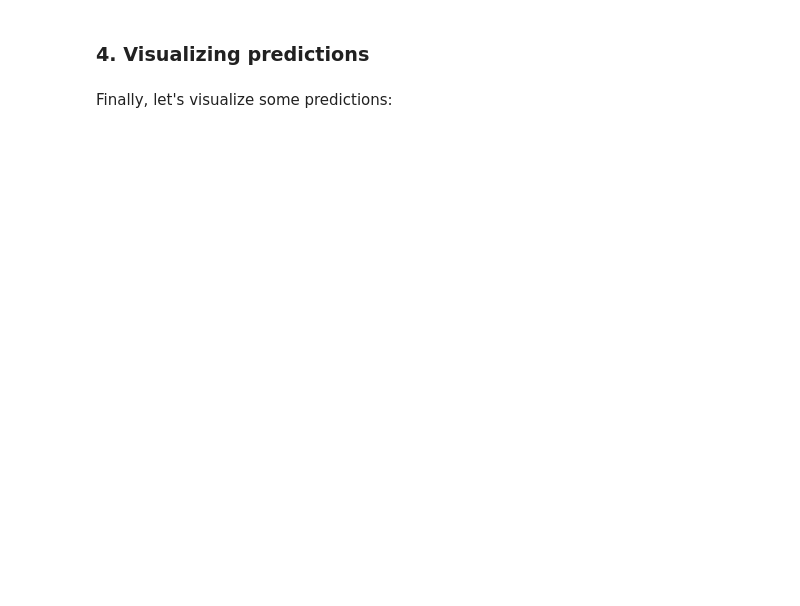
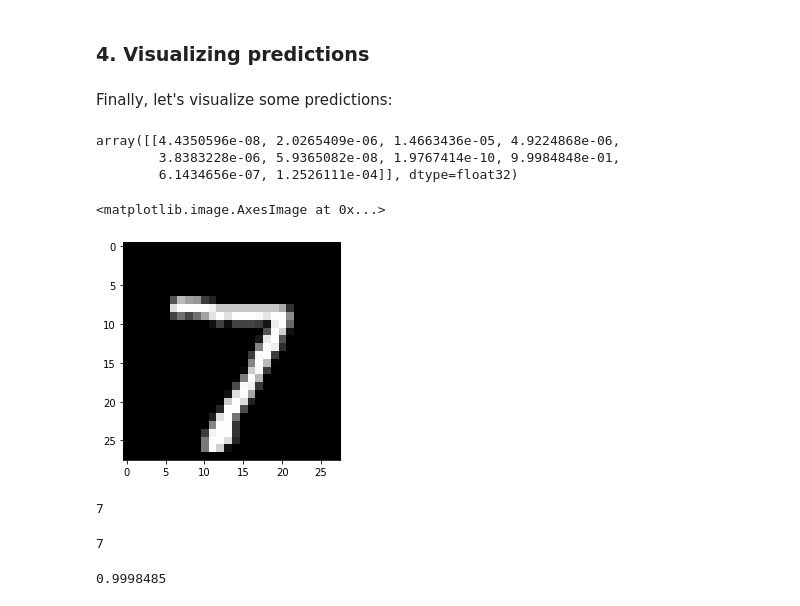
Before and after one commit to fabiodemo/Deep-Learning-CV-CNN-TL, a Jupyter notebook: cnn_implementation.ipynb, the cells around one changed output. Saved outputs shown, nothing was run; the diff lists cells and outputs as text; code cells hidden in the pictures; blank space fills up the shorter version.

```diff
--- a/cnn_implementation.ipynb
+++ b/cnn_implementation.ipynb
@@ -306,3 +455,19 @@ And now, let's finish the architecture:
 ### 4. Visualizing predictions
 # %% [markdown]
 Finally, let's visualize some predictions:
+# %%
+x = X_test_norm[0].reshape(1, 28, 28, 1)
+model.predict(x)
+# %% [output]
+array([[4.4350596e-08, 2.0265409e-06, 1.4663436e-05, 4.9224868e-06,
+        3.8383228e-06, 5.9365082e-08, 1.9767414e-10, 9.9984848e-01,
+        6.1434656e-07, 1.2526111e-04]], dtype=float32)
+# %%
+plt.imshow(x.reshape(28, 28), cmap='gray')
+# %% [output]
+<matplotlib.image.AxesImage at 0x...>
+[figure, added]
+# %%
+y_test[0]
+# %% [output]
+7
@@ -308,0 +476,9 @@ Finally, let's visualize some predictions:
+# %%
+idx = pred.argmax()
+idx
+# %% [output]
+7
+# %%
+pred[0][idx]
+# %% [output]
+0.9998485
```
Also changed, not shown: parts of 43 cells of this notebook.
